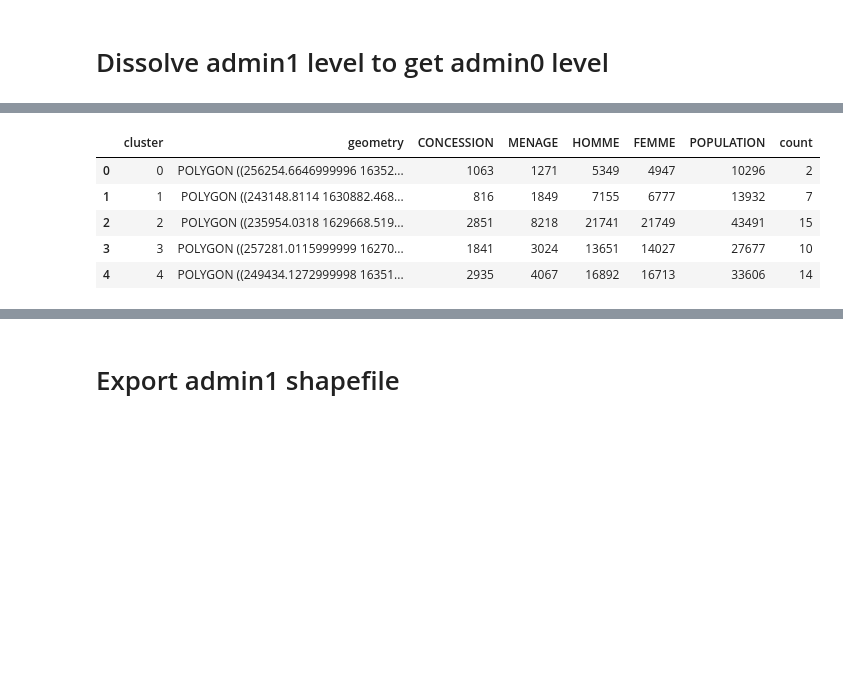
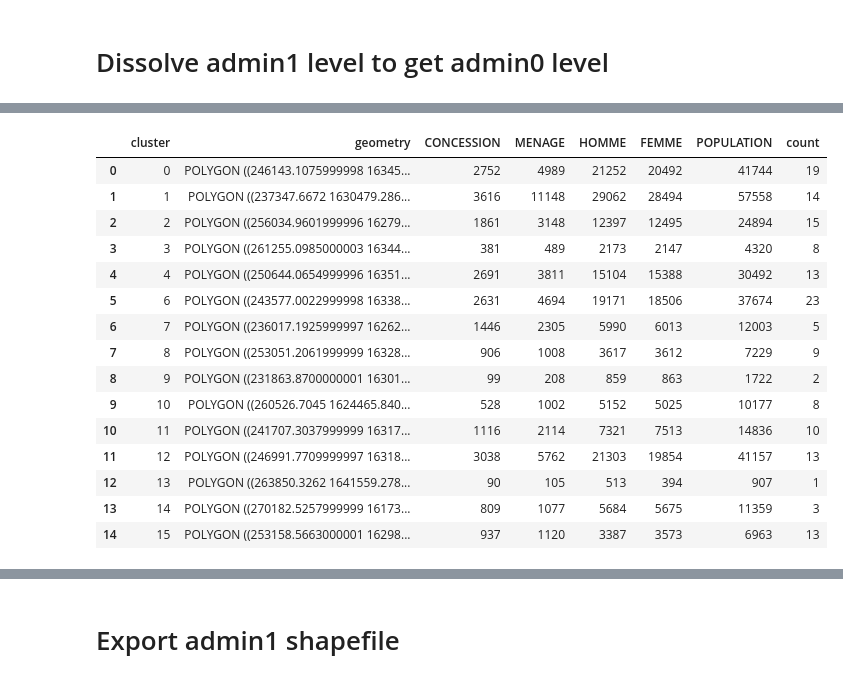
Before and after one commit to tgrippa/Dasymetric_mapping_using_GRASSGIS, a Jupyter notebook: notebooks/Aggregate_vector_polygons_kmeans.ipynb, the cells around one changed output, grey strips where cells are left out. Saved outputs shown, nothing was run; the diff lists cells and outputs as text; code cells hidden in the pictures; blank space fills up the shorter version.

```diff
--- a/notebooks/Aggregate_vector_polygons_kmeans.ipynb
+++ b/notebooks/Aggregate_vector_polygons_kmeans.ipynb
@@ -87,13 +93,24 @@ gdf0.head()
 # %%
 # Add count of admin1 unit in each cluster
-count_units = gdf1.dissolve(by='cluster', aggfunc='count')['x']
+count_units = gdf1.dissolve(by='cluster', aggfunc='count', as_index=False)['x']
 gdf0['count'] = count_units
-# Display the attribute table
-gdf0.head()
-# %% [output]
-|  | cluster | geometry | CONCESSION | MENAGE | HOMME | FEMME | POPULATION | count |
-| 0 | 0 | POLYGON ((256254.6646999996 16352... | 1063 | 1271 | 5349 | 4947 | 10296 | 2 |
-| 1 | 1 | POLYGON ((243148.8114 1630882.468... | 816 | 1849 | 7155 | 6777 | 13932 | 7 |
-| 2 | 2 | POLYGON ((235954.0318 1629668.519... | 2851 | 8218 | 21741 | 21749 | 43491 | 15 |
-| 3 | 3 | POLYGON ((257281.0115999999 16270... | 1841 | 3024 | 13651 | 14027 | 27677 | 10 |
-| 4 | 4 | POLYGON ((249434.1272999998 16351... | 2935 | 4067 | 16892 | 16713 | 33606 | 14 |
+# %%
+# Display the attribute table
+gdf0.head(15)
+# %% [output]
+|  | cluster | geometry | CONCESSION | MENAGE | HOMME | FEMME | POPULATION | count |
+| 0 | 0 | POLYGON ((246143.1075999998 16345... | 2752 | 4989 | 21252 | 20492 | 41744 | 19 |
+| 1 | 1 | POLYGON ((237347.6672 1630479.286... | 3616 | 11148 | 29062 | 28494 | 57558 | 14 |
+| 2 | 2 | POLYGON ((256034.9601999996 16279... | 1861 | 3148 | 12397 | 12495 | 24894 | 15 |
+| 3 | 3 | POLYGON ((261255.0985000003 16344... | 381 | 489 | 2173 | 2147 | 4320 | 8 |
+| 4 | 4 | POLYGON ((250644.0654999996 16351... | 2691 | 3811 | 15104 | 15388 | 30492 | 13 |
+| 5 | 6 | POLYGON ((243577.0022999998 16338... | 2631 | 4694 | 19171 | 18506 | 37674 | 23 |
+| 6 | 7 | POLYGON ((236017.1925999997 16262... | 1446 | 2305 | 5990 | 6013 | 12003 | 5 |
+| 7 | 8 | POLYGON ((253051.2061999999 16328... | 906 | 1008 | 3617 | 3612 | 7229 | 9 |
+| 8 | 9 | POLYGON ((231863.8700000001 16301... | 99 | 208 | 859 | 863 | 1722 | 2 |
+| 9 | 10 | POLYGON ((260526.7045 1624465.840... | 528 | 1002 | 5152 | 5025 | 10177 | 8 |
+| 10 | 11 | POLYGON ((241707.3037999999 16317... | 1116 | 2114 | 7321 | 7513 | 14836 | 10 |
+| 11 | 12 | POLYGON ((246991.7709999997 16318... | 3038 | 5762 | 21303 | 19854 | 41157 | 13 |
+| 12 | 13 | POLYGON ((263850.3262 1641559.278... | 90 | 105 | 513 | 394 | 907 | 1 |
+| 13 | 14 | POLYGON ((270182.5257999999 16173... | 809 | 1077 | 5684 | 5675 | 11359 | 3 |
+| 14 | 15 | POLYGON ((253158.5663000001 16298... | 937 | 1120 | 3387 | 3573 | 6963 | 13 |
```
Also changed, not shown: parts of 31 cells of this notebook.
